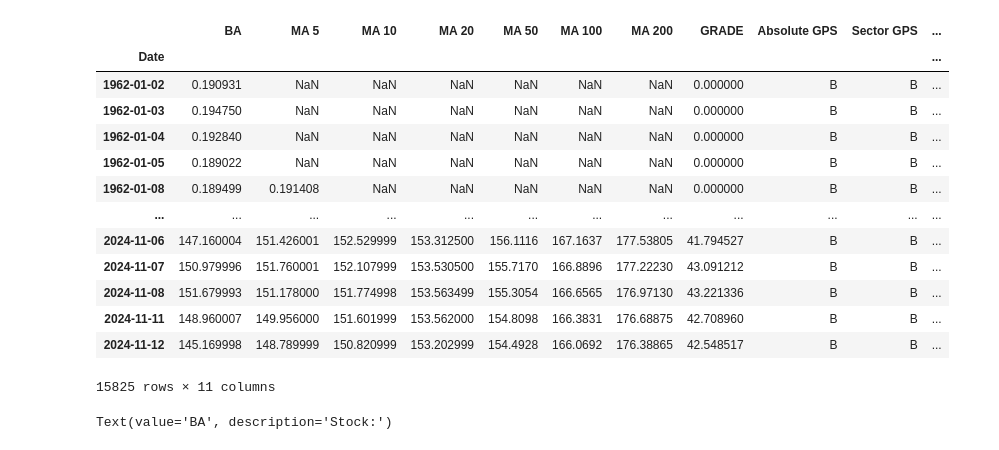
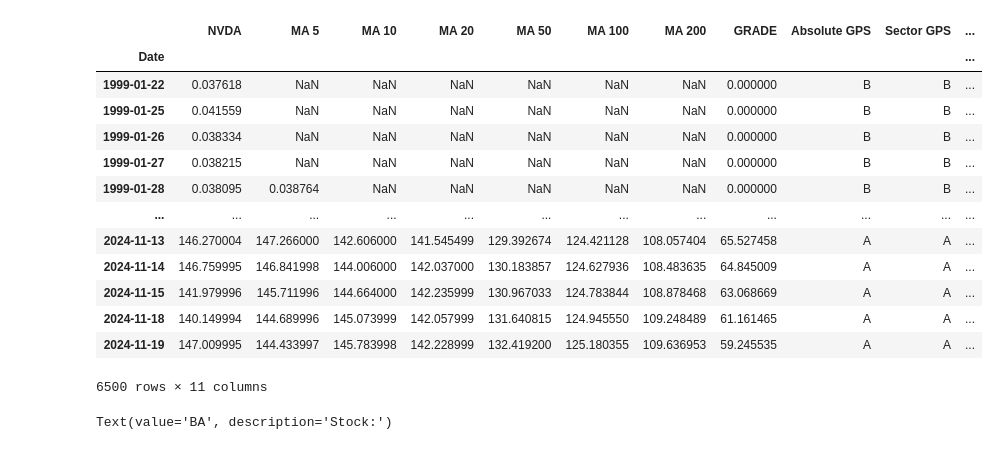
Before and after one commit to SuperWD40/Groupe_bancaire_Student_challenge, a Jupyter notebook: momentum/momentum_analysis vf.ipynb, the cells around one changed output. Cells and saved outputs as stored; diff of their text form; code cells hidden in the pictures.

```diff
--- a/momentum/momentum_analysis vf.ipynb
+++ b/momentum/momentum_analysis vf.ipynb
@@ -49,8 +49,8 @@ class eclairys:
     def normalize_mad(self, MAD_df):
         """Normalize MAD using a rolling window."""
         MADN_df = pd.DataFrame(index=MAD_df.index)
-        rolling_max = MAD_df.rolling(400, min_periods=1).max()
-        rolling_min = MAD_df.rolling(400, min_periods=1).min()
+        rolling_max = MAD_df.rolling(200, min_periods=1).max()
+        rolling_min = MAD_df.rolling(200, min_periods=1).min()
         MADN_df = 100 * (MAD_df - rolling_min) / (rolling_max - rolling_min)
         MADN_df = MADN_df.replace([np.inf, -np.inf], 0).fillna(0)
         return MADN_df
@@ -114,22 +114,22 @@ class eclairys:
         return stock_output
 # %%
 # Exemple d'utilisation de eclairys v4
-eclairys('BA', '^SP500-20', '^GSPC').run_analysis()
+eclairys('NVDA', '^IXIC', '^GSPC').run_analysis()
 # %% [output]
-|  | BA | MA 5 | MA 10 | MA 20 | MA 50 | MA 100 | MA 200 | GRADE | Absolute GPS | Sector GPS | ... |
+|  | NVDA | MA 5 | MA 10 | MA 20 | MA 50 | MA 100 | MA 200 | GRADE | Absolute GPS | Sector GPS | ... |
 | Date |  |  |  |  |  |  |  |  |  |  | ... |
-| 1962-01-02 | 0.190931 | NaN | NaN | NaN | NaN | NaN | NaN | 0.000000 | B | B | ... |
-| 1962-01-03 | 0.194750 | NaN | NaN | NaN | NaN | NaN | NaN | 0.000000 | B | B | ... |
-| 1962-01-04 | 0.192840 | NaN | NaN | NaN | NaN | NaN | NaN | 0.000000 | B | B | ... |
-| 1962-01-05 | 0.189022 | NaN | NaN | NaN | NaN | NaN | NaN | 0.000000 | B | B | ... |
-| 1962-01-08 | 0.189499 | 0.191408 | NaN | NaN | NaN | NaN | NaN | 0.000000 | B | B | ... |
+| 1999-01-22 | 0.037618 | NaN | NaN | NaN | NaN | NaN | NaN | 0.000000 | B | B | ... |
+| 1999-01-25 | 0.041559 | NaN | NaN | NaN | NaN | NaN | NaN | 0.000000 | B | B | ... |
+| 1999-01-26 | 0.038334 | NaN | NaN | NaN | NaN | NaN | NaN | 0.000000 | B | B | ... |
+| 1999-01-27 | 0.038215 | NaN | NaN | NaN | NaN | NaN | NaN | 0.000000 | B | B | ... |
+| 1999-01-28 | 0.038095 | 0.038764 | NaN | NaN | NaN | NaN | NaN | 0.000000 | B | B | ... |
 | ... | ... | ... | ... | ... | ... | ... | ... | ... | ... | ... | ... |
-| 2024-11-06 | 147.160004 | 151.426001 | 152.529999 | 153.312500 | 156.1116 | 167.1637 | 177.53805 | 41.794527 | B | B | ... |
-| 2024-11-07 | 150.979996 | 151.760001 | 152.107999 | 153.530500 | 155.7170 | 166.8896 | 177.22230 | 43.091212 | B | B | ... |
-| 2024-11-08 | 151.679993 | 151.178000 | 151.774998 | 153.563499 | 155.3054 | 166.6565 | 176.97130 | 43.221336 | B | B | ... |
-| 2024-11-11 | 148.960007 | 149.956000 | 151.601999 | 153.562000 | 154.8098 | 166.3831 | 176.68875 | 42.708960 | B | B | ... |
-| 2024-11-12 | 145.169998 | 148.789999 | 150.820999 | 153.202999 | 154.4928 | 166.0692 | 176.38865 | 42.548517 | B | B | ... |
+| 2024-11-13 | 146.270004 | 147.266000 | 142.606000 | 141.545499 | 129.392674 | 124.421128 | 108.057404 | 65.527458 | A | A | ... |
+| 2024-11-14 | 146.759995 | 146.841998 | 144.006000 | 142.037000 | 130.183857 | 124.627936 | 108.483635 | 64.845009 | A | A | ... |
+| 2024-11-15 | 141.979996 | 145.711996 | 144.664000 | 142.235999 | 130.967033 | 124.783844 | 108.878468 | 63.068669 | A | A | ... |
+| 2024-11-18 | 140.149994 | 144.689996 | 145.073999 | 142.057999 | 131.640815 | 124.945550 | 109.248489 | 61.161465 | A | A | ... |
+| 2024-11-19 | 147.009995 | 144.433997 | 145.783998 | 142.228999 | 132.419200 | 125.180355 | 109.636953 | 59.245535 | A | A | ... |
-15825 rows × 11 columns
+6500 rows × 11 columns
 # %%
 # Function to fetch and process data
 def fetch_data(stock_ticker, sector_ticker, market_ticker):
```
Also changed, not shown: parts of 8 cells of this notebook, 1 other file.
